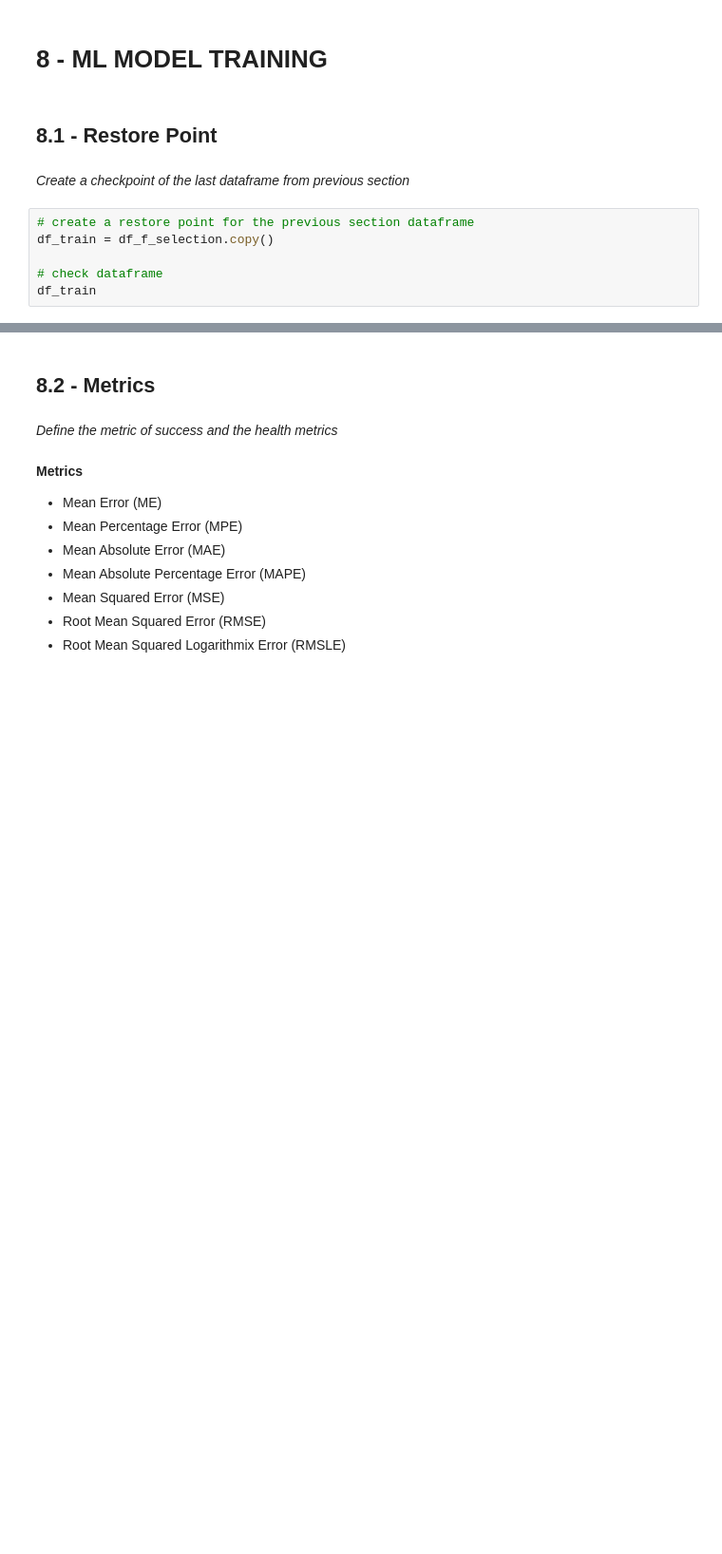
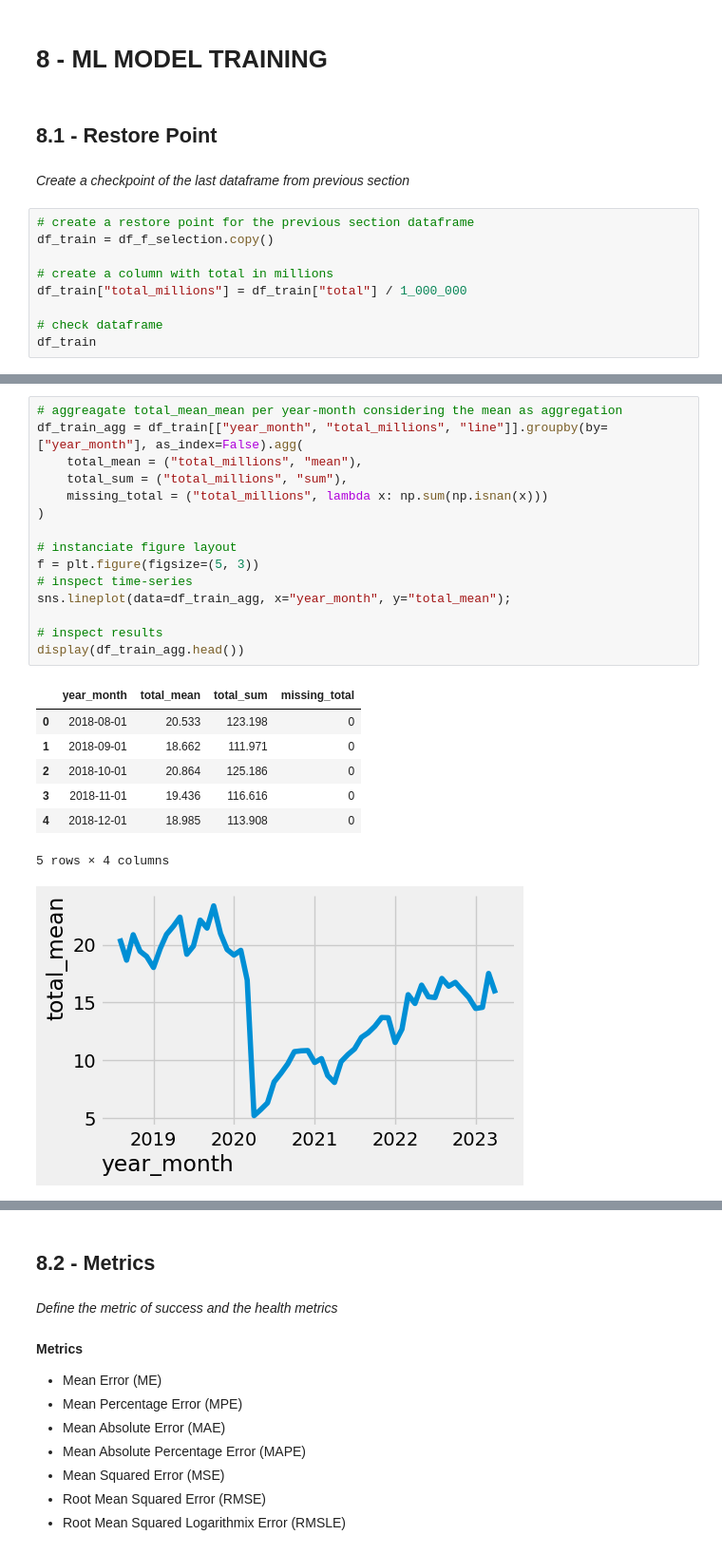
Before and after one commit to OmdenaAI/sao-paulo-chapter-passenger-demand, a Jupyter notebook: src/tasks/task_3_model_training_validation/ds_gustavo_cunha/0.0_gustavo-cunha_first_iteration.ipynb, the cells around one changed output, grey strips where cells are left out. Shown at 95% size. Saved outputs shown, nothing was run; the diff lists cells and outputs as text; blank space fills up the shorter version.

```diff
--- a/src/tasks/task_3_model_training_validation/ds_gustavo_cunha/0.0_gustavo-cunha_first_iteration.ipynb
+++ b/src/tasks/task_3_model_training_validation/ds_gustavo_cunha/0.0_gustavo-cunha_first_iteration.ipynb
@@ -1609,5 +1640,8 @@ df_f_selection
 # create a restore point for the previous section dataframe
 df_train = df_f_selection.copy()
 
+# create a column with total in millions
+df_train["total_millions"] = df_train["total"] / 1_000_000
+
 # check dataframe
 df_train
@@ -1613,0 +1662,24 @@ df_train
+# %%
+# aggreagate total_mean_mean per year-month considering the mean as aggregation
+df_train_agg = df_train[["year_month", "total_millions", "line"]].groupby(by=["year_month"], as_index=False).agg(
+    total_mean = ("total_millions", "mean"),
+    total_sum = ("total_millions", "sum"),
+    missing_total = ("total_millions", lambda x: np.sum(np.isnan(x)))
+)
+
+# instanciate figure layout
+f = plt.figure(figsize=(5, 3))
+# inspect time-series
+sns.lineplot(data=df_train_agg, x="year_month", y="total_mean");
+
+# inspect results
+display(df_train_agg.head())
+# %% [output]
+|  | year_month | total_mean | total_sum | missing_total |
+| 0 | 2018-08-01 | 20.533 | 123.198 | 0 |
+| 1 | 2018-09-01 | 18.662 | 111.971 | 0 |
+| 2 | 2018-10-01 | 20.864 | 125.186 | 0 |
+| 3 | 2018-11-01 | 19.436 | 116.616 | 0 |
+| 4 | 2018-12-01 | 18.985 | 113.908 | 0 |
+5 rows × 4 columns
+[figure, added]
```
Also changed, not shown: parts of 39 cells of this notebook, 3 other files.
